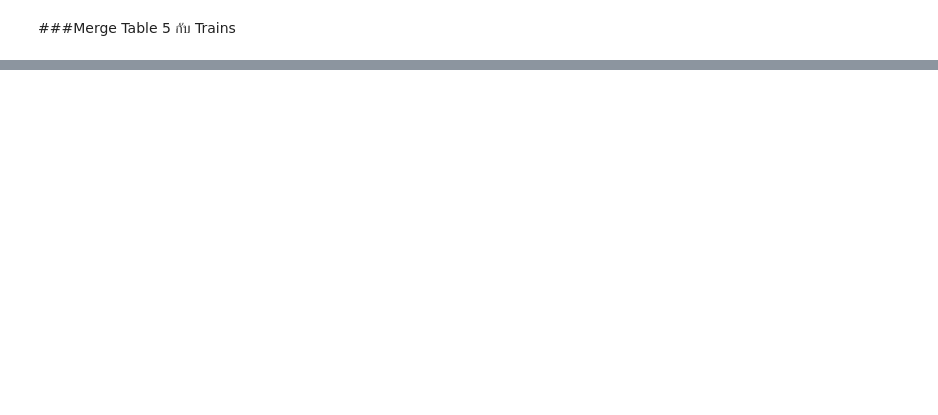
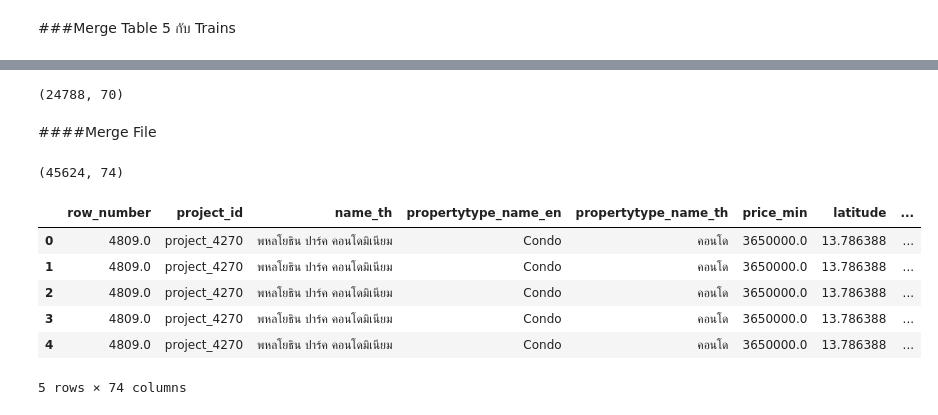
Before and after one commit to Kanchanasud/BasicProg_Dataviz65, a Jupyter notebook: Part1_Clean_Data.ipynb, the cells around one changed output, grey strips where cells are left out. Cells and saved outputs as stored; diff of their text form; code cells hidden in the pictures; blank space fills up the shorter version.

```diff
--- a/Part1_Clean_Data.ipynb
+++ b/Part1_Clean_Data.ipynb
@@ -1497,0 +1550,3 @@ NameError: ignored
+# %%
+p5 = table_merge5[table_merge5['province_name_th']=='สมุทรปราการ']
+p5.shape
@@ -1497,0 +1555,3 @@ NameError: ignored
+# %%
+p6 = table_merge5[table_merge5['province_name_th']=='สมุทรสาคร']
+p6.shape
@@ -1497,0 +1560,3 @@ NameError: ignored
+# %%
+table_merge6 = pd.concat([p1,p2,p3,p4,p5,p6])
+table_merge6 #'กรุงเทพมหานคร','นนทบุรี','นครปฐม','ปทุมธานี','สมุทรปราการ','สมุทรสาคร'
@@ -1497,0 +1626,21 @@ NameError: ignored
+# %%
+table_merge6.shape
+# %% [output]
+(24788, 70)
+# %% [markdown]
+####Merge File
+# %%
+table_merge7 = table_merge6.merge(data_trains_clean, how ='left', left_on=['province_name_th','subdistrict_name_th'], right_on=['province_name_th','subdistrict_name_th'])
+table_merge7.shape
+# %% [output]
+(45624, 74)
+# %%
+table_merge7.head(5)
+# %% [output]
+|  | row_number | project_id | name_th | propertytype_name_en | propertytype_name_th | price_min | latitude | ... |
+| 0 | 4809.0 | project_4270 | พหลโยธิน ปาร์ค คอนโดมิเนียม | Condo | คอนโด | 3650000.0 | 13.786388 | ... |
+| 1 | 4809.0 | project_4270 | พหลโยธิน ปาร์ค คอนโดมิเนียม | Condo | คอนโด | 3650000.0 | 13.786388 | ... |
+| 2 | 4809.0 | project_4270 | พหลโยธิน ปาร์ค คอนโดมิเนียม | Condo | คอนโด | 3650000.0 | 13.786388 | ... |
+| 3 | 4809.0 | project_4270 | พหลโยธิน ปาร์ค คอนโดมิเนียม | Condo | คอนโด | 3650000.0 | 13.786388 | ... |
+| 4 | 4809.0 | project_4270 | พหลโยธิน ปาร์ค คอนโดมิเนียม | Condo | คอนโด | 3650000.0 | 13.786388 | ... |
+5 rows × 74 columns
```
Also changed, not shown: parts of 80 cells of this notebook.
